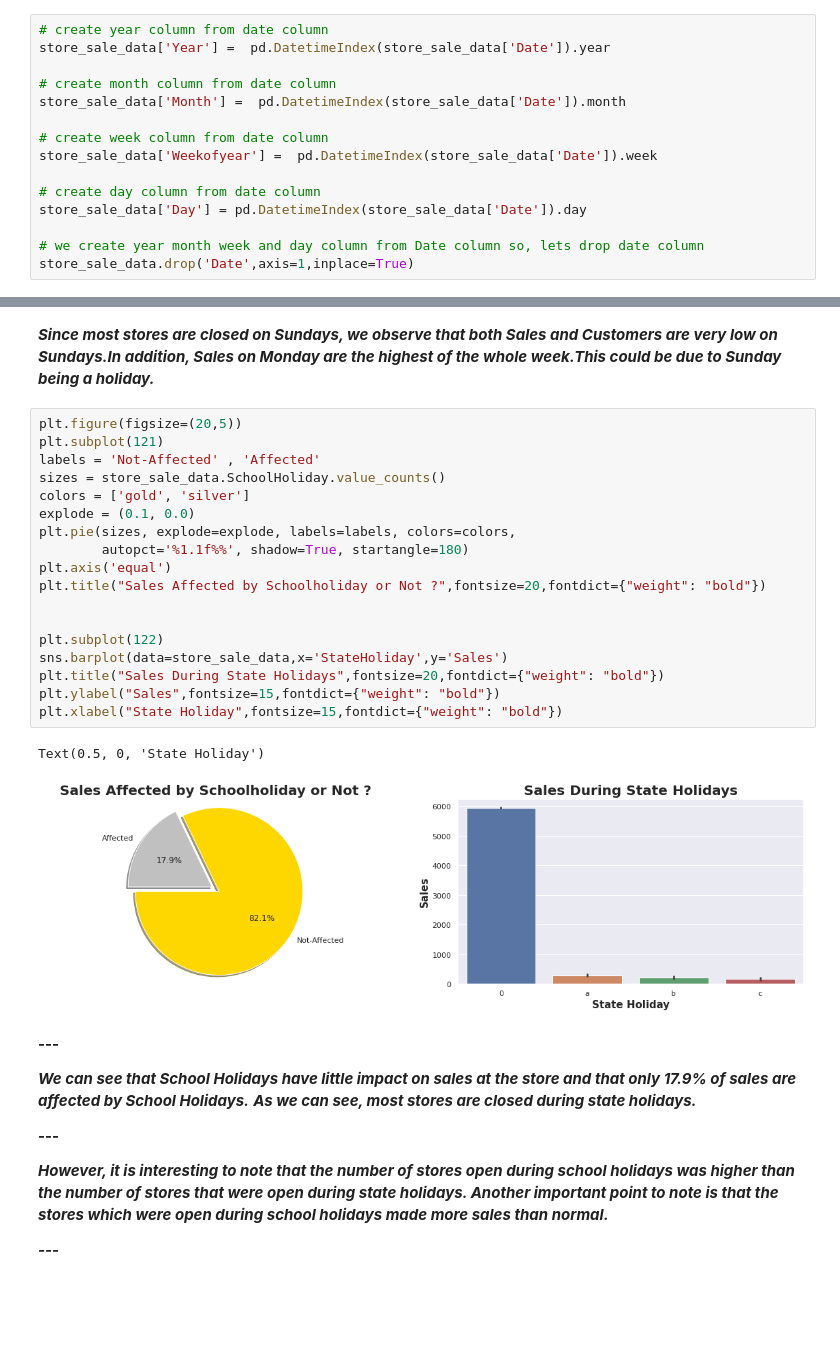
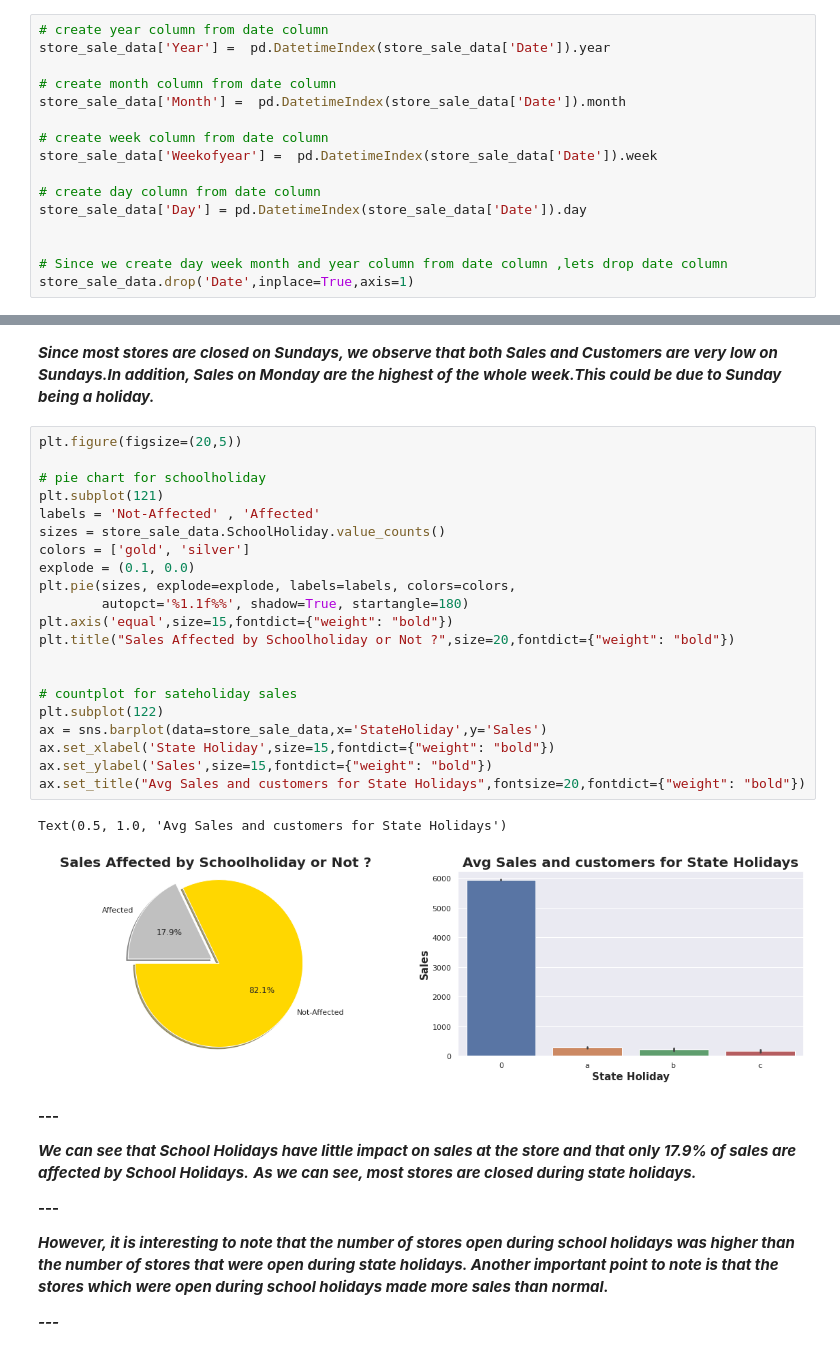
Before and after one commit to priyankashinde-DS/Rossmann_sales_prediction, a Jupyter notebook: ML(Supervised)_Rossmann_Sales_Prediction_Capstone_Project.ipynb, the cells around one changed output, grey strips where cells are left out. Saved outputs shown, nothing was run; the diff lists cells and outputs as text; blank space fills up the shorter version.

```diff
--- a/ML(Supervised)_Rossmann_Sales_Prediction_Capstone_Project.ipynb
+++ b/ML(Supervised)_Rossmann_Sales_Prediction_Capstone_Project.ipynb
@@ -395,8 +450,9 @@ store_sale_data['Weekofyear'] =  pd.DatetimeIndex(store_sale_data['Date']).week
 # create day column from date column
 store_sale_data['Day'] = pd.DatetimeIndex(store_sale_data['Date']).day
 
-# we create year month week and day column from Date column so, lets drop date column
-store_sale_data.drop('Date',axis=1,inplace=True)
+
+# Since we create day week month and year column from date column ,lets drop date column
+store_sale_data.drop('Date',inplace=True,axis=1)
 # %% [markdown]
 **In Date column using DatetimeIndex function extract other features year, month and weekofyear  from Date.**
 # %%
@@ -526,25 +623,28 @@ Text(0.5, 1.0, 'Average sales and number of customers per DayOfWeek')
 ***Since most stores are closed on Sundays, we observe that both Sales and Customers are very low on Sundays.In addition, Sales on Monday are the highest of the whole week.This could be due to Sunday being a holiday.***
 # %%
 plt.figure(figsize=(20,5))
+
+# pie chart for schoolholiday
 plt.subplot(121)
 labels = 'Not-Affected' , 'Affected'
 sizes = store_sale_data.SchoolHoliday.value_counts()
 colors = ['gold', 'silver']
 explode = (0.1, 0.0)
 plt.pie(sizes, explode=explode, labels=labels, colors=colors,
         autopct='%1.1f%%', shadow=True, startangle=180)
-plt.axis('equal')
-plt.title("Sales Affected by Schoolholiday or Not ?",fontsize=20,fontdict={"weight": "bold"})
+plt.axis('equal',size=15,fontdict={"weight": "bold"})
+plt.title("Sales Affected by Schoolholiday or Not ?",size=20,fontdict={"weight": "bold"})
 
 
+# countplot for sateholiday sales
 plt.subplot(122)
-sns.barplot(data=store_sale_data,x='StateHoliday',y='Sales')
-plt.title("Sales During State Holidays",fontsize=20,fontdict={"weight": "bold"})
-plt.ylabel("Sales",fontsize=15,fontdict={"weight": "bold"})
-plt.xlabel("State Holiday",fontsize=15,fontdict={"weight": "bold"})
+ax = sns.barplot(data=store_sale_data,x='StateHoliday',y='Sales')
+ax.set_xlabel('State Holiday',size=15,fontdict={"weight": "bold"})
+ax.set_ylabel('Sales',size=15,fontdict={"weight": "bold"})
+ax.set_title("Avg Sales and customers for State Holidays",fontsize=20,fontdict={"weight": "bold"})
 # %% [output]
-Text(0.5, 0, 'State Holiday')
+Text(0.5, 1.0, 'Avg Sales and customers for State Holidays')
-[figure, old version]
+[figure, new version]
 # %% [markdown]
 
 
```
Also changed, not shown: parts of 82 cells of this notebook.
